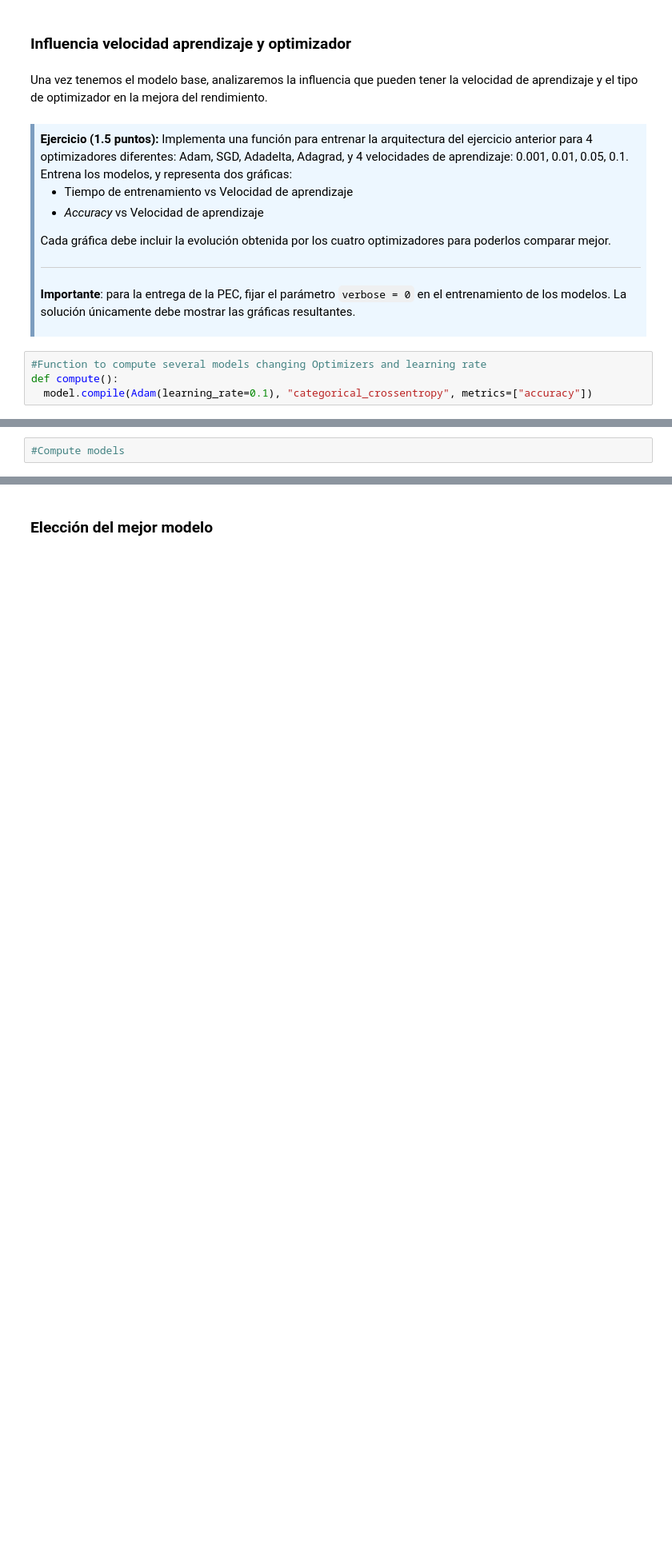
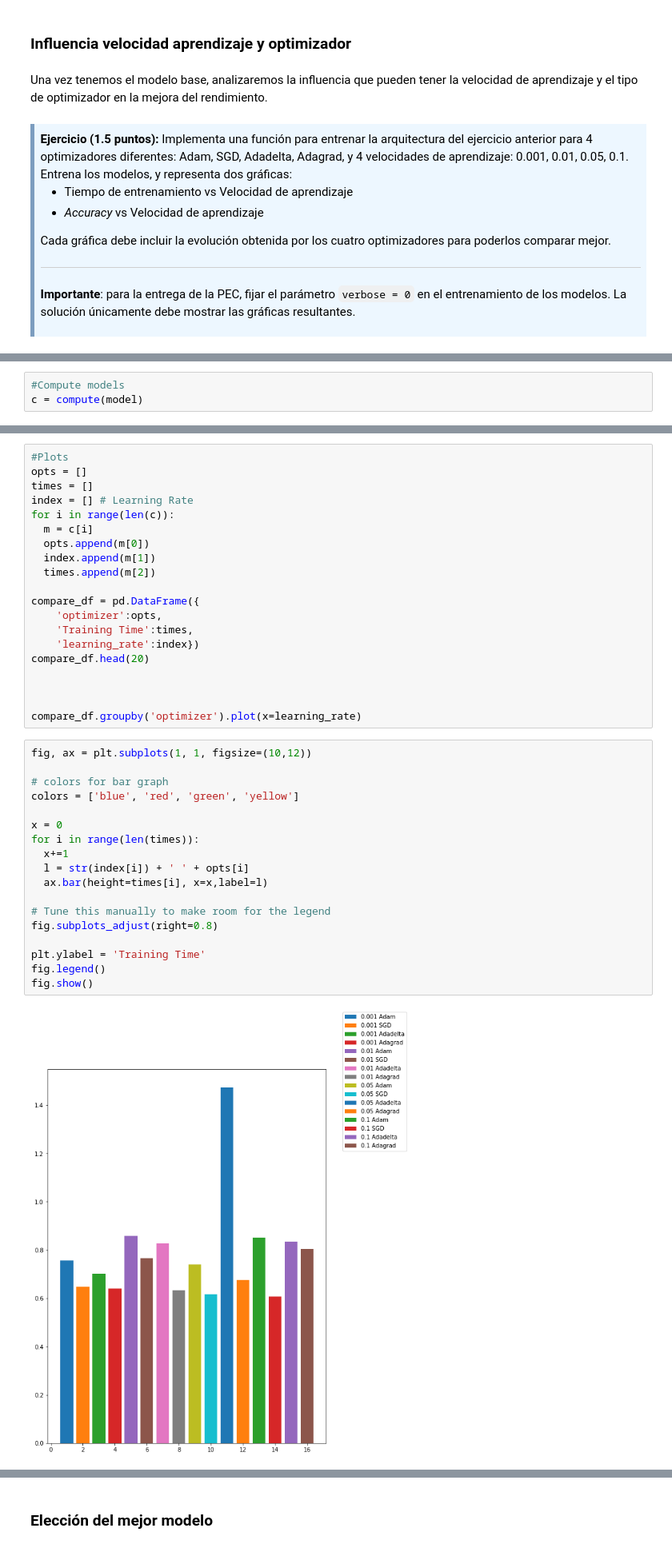
Before and after one commit to mtablado/uoc2022_deeplearning_pec1, a Jupyter notebook: 20212_M2_875_PEC1_Enunciado.ipynb, the cells around one changed output, grey strips where cells are left out. Shown: that part at 80% size. Cells and saved outputs as stored; diff of their text form; blank space fills up the shorter version.

```diff
--- a/20212_M2_875_PEC1_Enunciado.ipynb
+++ b/20212_M2_875_PEC1_Enunciado.ipynb
@@ -443,7 +430,3 @@ Cada gráfica debe incluir la evolución obtenida por los cuatro optimizadores p
 -----------------------------------------------------------------------------------------------------------
 <b>Importante</b>: para la entrega de la PEC, fijar el parámetro <code>verbose = 0</code> en el entrenamiento de los modelos. La solución únicamente debe mostrar las gráficas resultantes.
 </div>
-# %%
-#Function to compute several models changing Optimizers and learning rate
-def compute():
-  model.compile(Adam(learning_rate=0.1), "categorical_crossentropy", metrics=["accuracy"])
@@ -450,2 +454,3 @@ def compute():
 # %%
 #Compute models
+c = compute(model)
@@ -453,0 +474,40 @@ def compute():
+# %%
+#Plots
+opts = []
+times = []
+index = [] # Learning Rate
+for i in range(len(c)):
+  m = c[i]
+  opts.append(m[0])
+  index.append(m[1])
+  times.append(m[2])
+
+compare_df = pd.DataFrame({
+    'optimizer':opts,
+    'Training Time':times,
+    'learning_rate':index})
+compare_df.head(20)
+
+
+
+compare_df.groupby('optimizer').plot(x=learning_rate)
+# %%
+fig, ax = plt.subplots(1, 1, figsize=(10,12))
+
+# colors for bar graph
+colors = ['blue', 'red', 'green', 'yellow']
+
+x = 0
+for i in range(len(times)):
+  x+=1
+  l = str(index[i]) + ' ' + opts[i]
+  ax.bar(height=times[i], x=x,label=l)
+
+# Tune this manually to make room for the legend
+fig.subplots_adjust(right=0.8)
+
+plt.ylabel = 'Training Time'
+fig.legend()
+fig.show()
+# %% [output]
+[figure, added]
```
Also changed, not shown: parts of 11 cells of this notebook.
